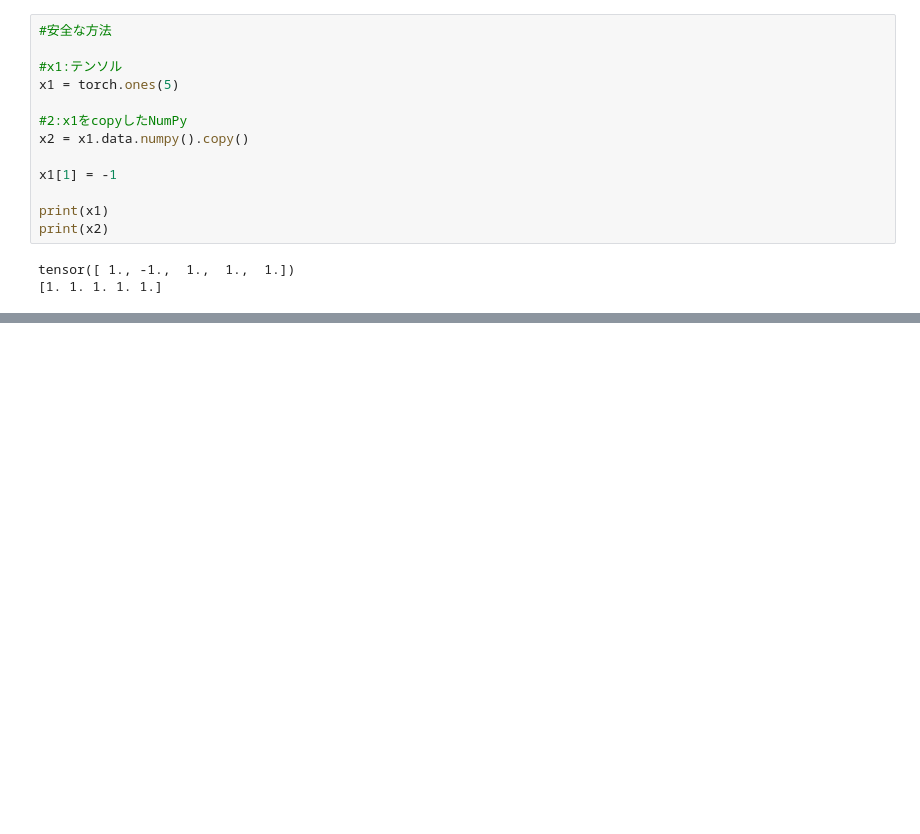
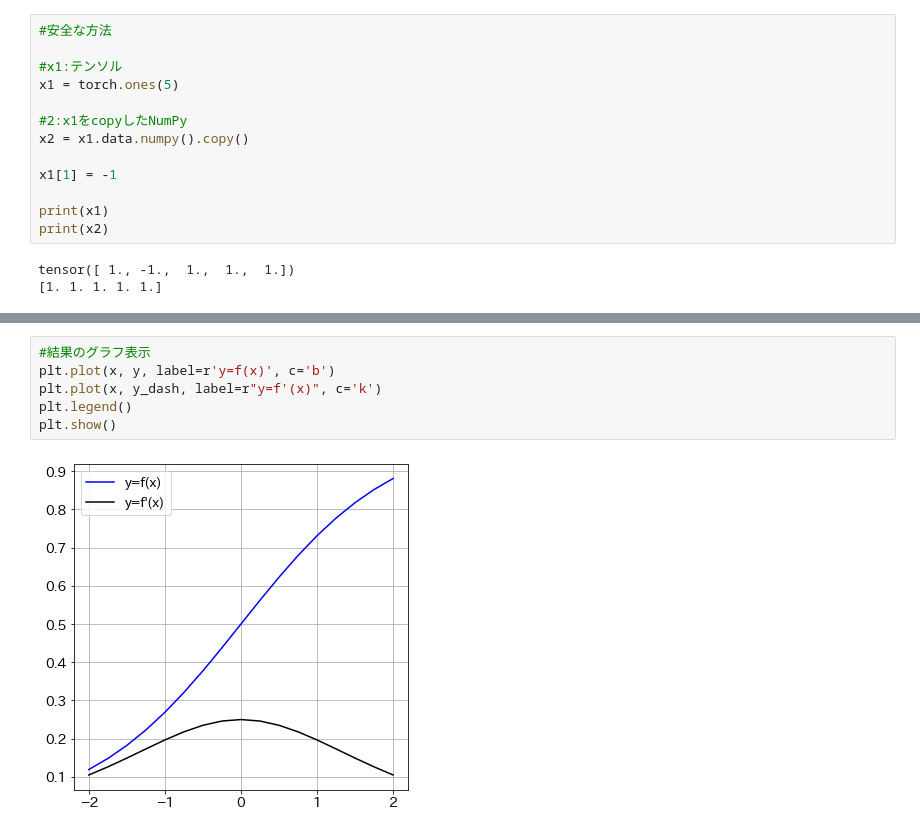
Before and after one commit to newstage75/ML_study, a Jupyter notebook: 最短Pytorch/１章.ipynb, the cells around one changed output, grey strips where cells are left out. Cells and saved outputs as stored; diff of their text form; blank space fills up the shorter version.

```diff
--- a/最短Pytorch/１章.ipynb
+++ b/最短Pytorch/１章.ipynb
@@ -105,0 +200,8 @@ tensor([ 1., -1.,  1.,  1.,  1.])
+# %%
+#結果のグラフ表示
+plt.plot(x, y, label=r'y=f(x)', c='b')
+plt.plot(x, y_dash, label=r"y=f'(x)", c='k')
+plt.legend()
+plt.show()
+# %% [output]
+[figure, added]
```
Also changed, not shown: parts of 15 cells of this notebook.
